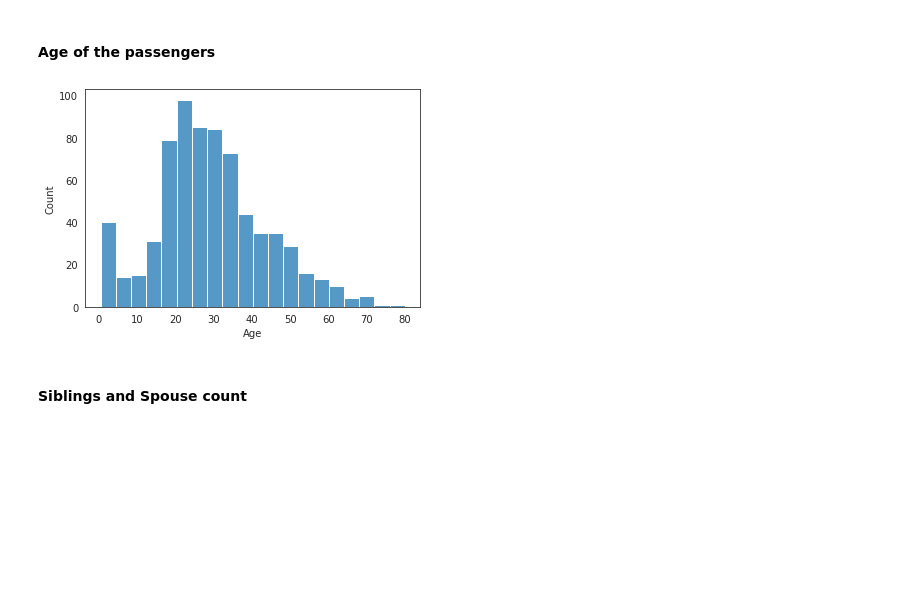
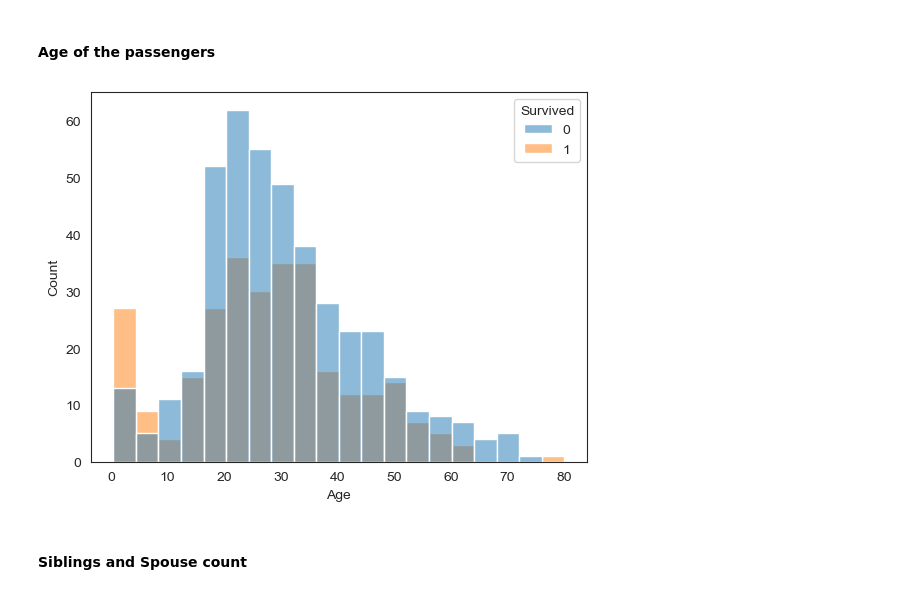
Before and after one commit to nlebovits/MUSA-650_Spring2023, a Jupyter notebook: Week02/Titanic_Pred_v1.ipynb, the cells around one changed output. Saved outputs shown, nothing was run; the diff lists cells and outputs as text; code cells hidden in the pictures; blank space fills up the shorter version.

```diff
--- a/Week02/Titanic_Pred_v1.ipynb
+++ b/Week02/Titanic_Pred_v1.ipynb
@@ -142,10 +165,10 @@ plt.show()
 # %% [markdown]
    #### Age of the passengers
 # %%
-sns.histplot(data=dfTR, x='Age')
+sns.histplot(data=dfTR, x='Age', hue = 'Survived')
 plt.show()
 # %% [output]
-[figure, old version]
+[figure, new version]
 # %% [markdown]
 #### Siblings and Spouse count
 # %%
```
Also changed, not shown: parts of 16 cells of this notebook.
